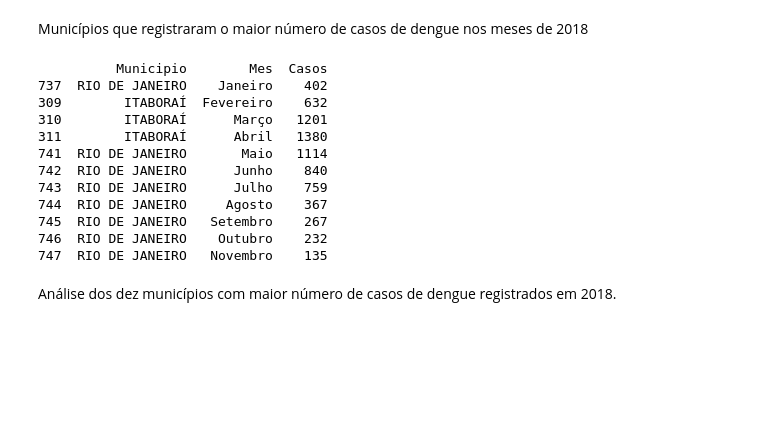
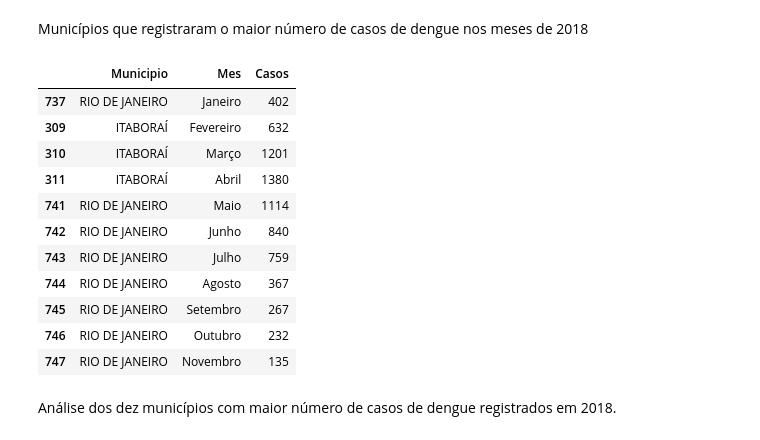
Before and after one commit to Krod/AnaliseDeDados, a Jupyter notebook: casos-de-dengue-rj.ipynb, the cells around one changed output. Drawn from its saved outputs; the diff is of its cells as text; code cells hidden in the pictures; blank space fills up the shorter version.

Commit message:
Correção de exibição do dataframe de municípios com maior incidência de casos por mês.

```diff
--- a/casos-de-dengue-rj.ipynb
+++ b/casos-de-dengue-rj.ipynb
@@ -121,30 +121,30 @@ Municípios que registraram o maior número de casos de dengue nos meses de 2018
 # %%
 ano = 2018
 df_3 = df[(df['Data'].dt.year == ano)]
 df_3 = df_3.groupby(['Municipio', df['Data'].dt.month]).agg({'Casos':sum})
 df_3.reset_index(inplace=True)
 df_3.sort_values(['Data', 'Casos'], ascending=False, inplace=True)
 df_3.rename(columns={'Data':'Mes'}, inplace=True)
 
 df_3.drop_duplicates(subset=['Mes'], inplace=True)
 
 df_3.sort_values('Mes', inplace=True)
 df_3['Mes'] = df_3['Mes'].apply(lambda x: calendar.month_name[x].capitalize())
 
-print(df_3)
+df_3
 # %% [output]
-          Municipio        Mes  Casos
-737  RIO DE JANEIRO    Janeiro    402
-309        ITABORAÍ  Fevereiro    632
-310        ITABORAÍ      Março   1201
-311        ITABORAÍ      Abril   1380
-741  RIO DE JANEIRO       Maio   1114
-742  RIO DE JANEIRO      Junho    840
-743  RIO DE JANEIRO      Julho    759
-744  RIO DE JANEIRO     Agosto    367
-745  RIO DE JANEIRO   Setembro    267
-746  RIO DE JANEIRO    Outubro    232
-747  RIO DE JANEIRO   Novembro    135
+|  | Municipio | Mes | Casos |
+| 737 | RIO DE JANEIRO | Janeiro | 402 |
+| 309 | ITABORAÍ | Fevereiro | 632 |
+| 310 | ITABORAÍ | Março | 1201 |
+| 311 | ITABORAÍ | Abril | 1380 |
+| 741 | RIO DE JANEIRO | Maio | 1114 |
+| 742 | RIO DE JANEIRO | Junho | 840 |
+| 743 | RIO DE JANEIRO | Julho | 759 |
+| 744 | RIO DE JANEIRO | Agosto | 367 |
+| 745 | RIO DE JANEIRO | Setembro | 267 |
+| 746 | RIO DE JANEIRO | Outubro | 232 |
+| 747 | RIO DE JANEIRO | Novembro | 135 |
 # %% [markdown]
 Análise dos dez municípios com maior número de casos de dengue registrados em 2018.
 # %%
```
